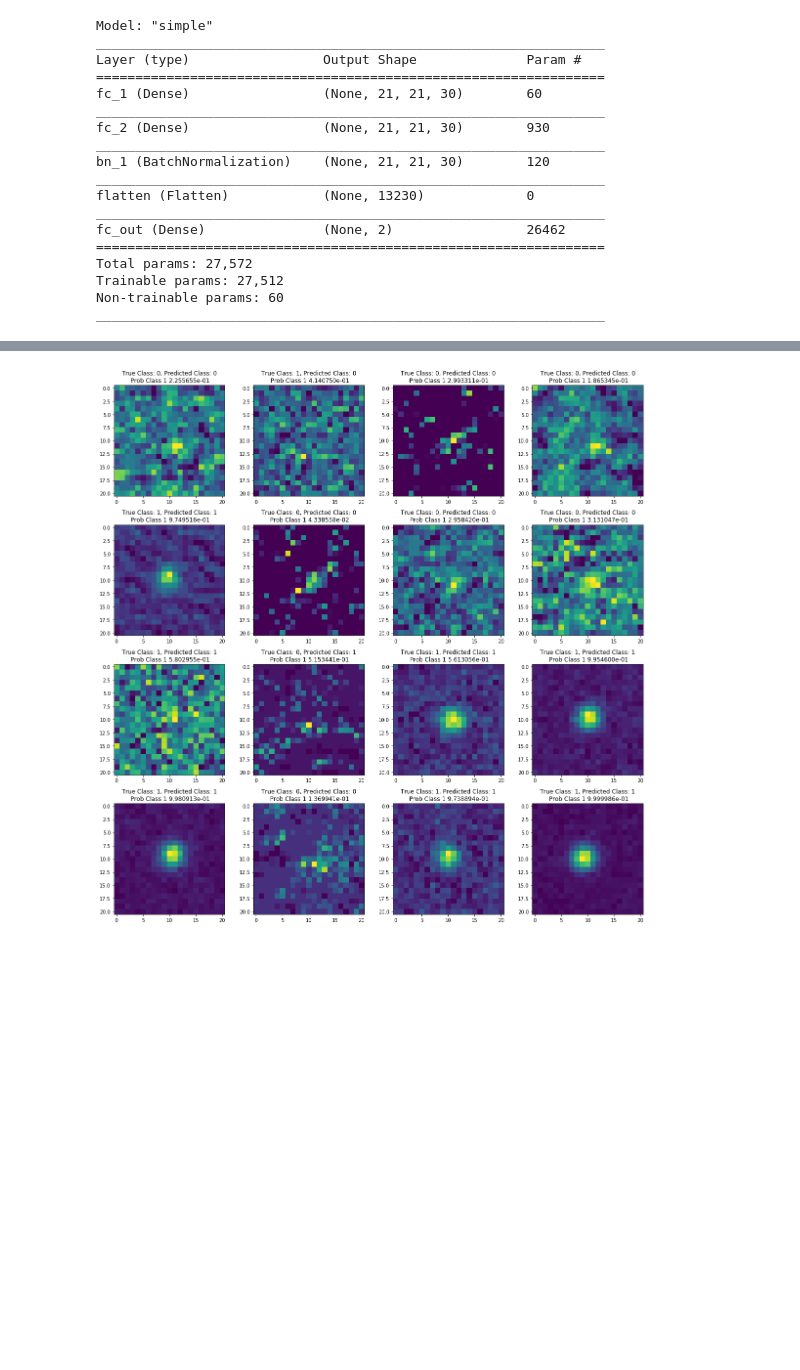
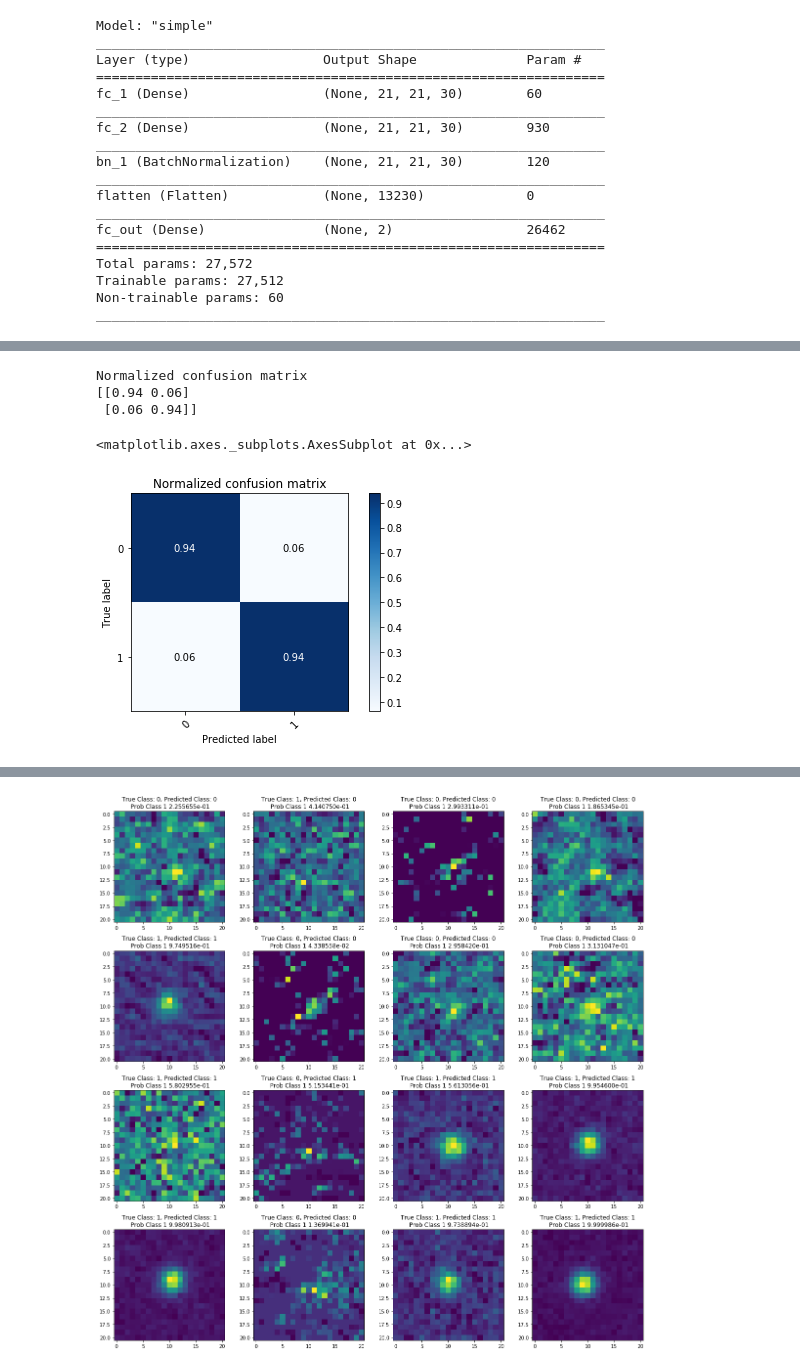
Before and after one commit to astroML/astroML-workshop_AAS235, a Jupyter notebook: deep_learning/neural_network.ipynb, the cells around one changed output, grey strips where cells are left out. Drawn from its saved outputs; the diff is of its cells as text; code cells hidden in the pictures; blank space fills up the shorter version.

```diff
--- a/deep_learning/neural_network.ipynb
+++ b/deep_learning/neural_network.ipynb
@@ -236,3 +349,13 @@ Epoch 1/5
+# %%
+classes = simple_model.predict(data_test)
+plot_confusion_matrix(np.argmax(class_test,axis=1), np.argmax(classes,axis=1), normalize=True,
+                      title='Normalized confusion matrix')
+# %% [output]
+Normalized confusion matrix
+[[0.94 0.06]
+ [0.06 0.94]]
+<matplotlib.axes._subplots.AxesSubplot at 0x...>
+[figure, added]
 # %%
 simple_model.compile(loss='categorical_crossentropy', optimizer='sgd', metrics=['accuracy'])
 simple_model_history = simple_model.fit(data_train, class_train, epochs=n_epochs, batch_size=256, verbose=1,
```
Also changed, not shown: parts of 27 cells of this notebook, 1 other file.
